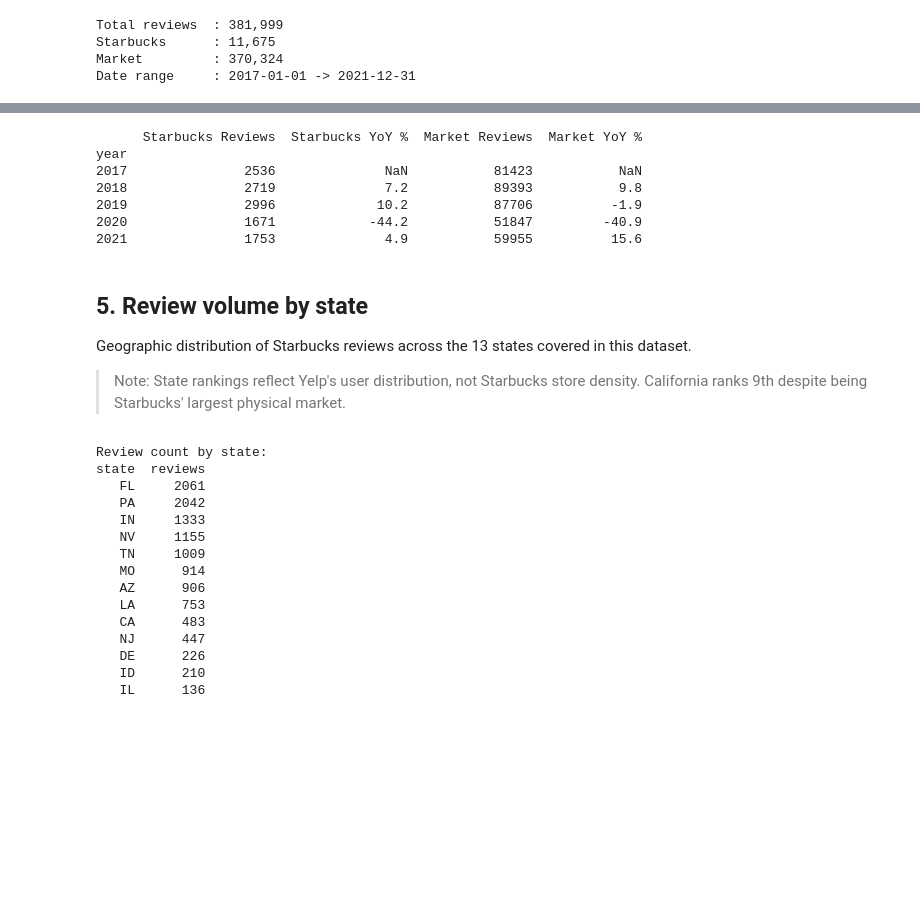
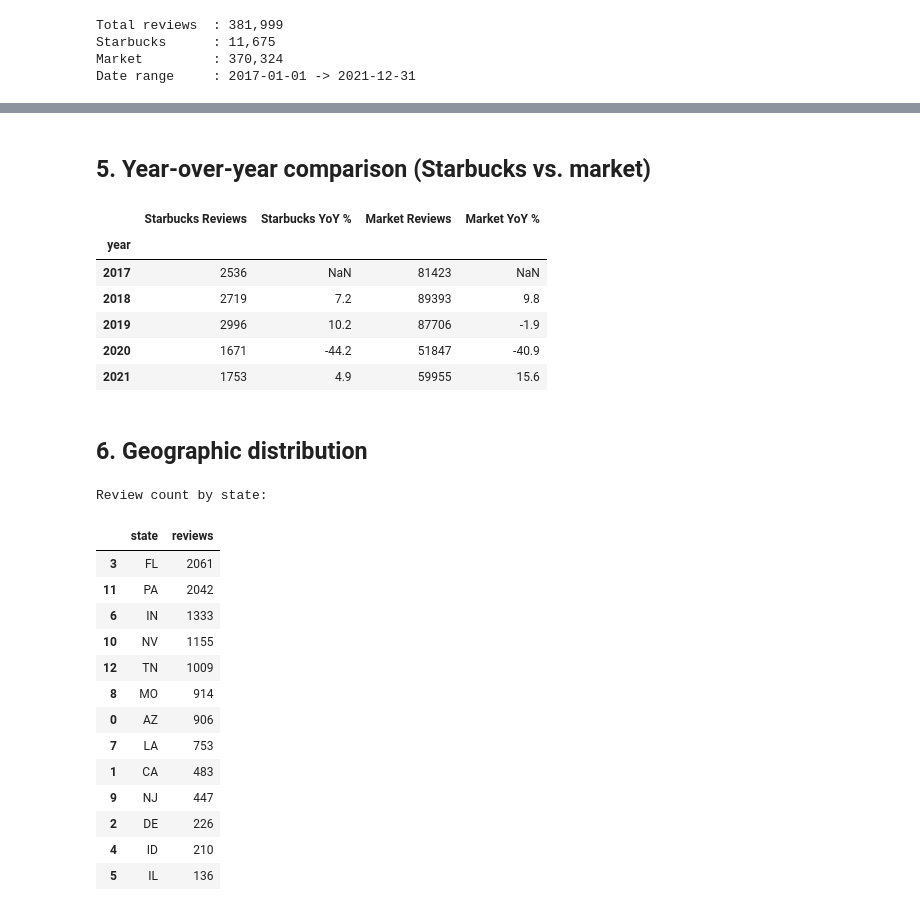
Before and after one commit to ww532/starbucks-yelp-reviews, a Jupyter notebook: notebooks/05_volume_trends.ipynb, the cells around one changed output, grey strips where cells are left out. Cells and saved outputs as stored; diff of their text form; code cells hidden in the pictures; blank space fills up the shorter version.

```diff
--- a/notebooks/05_volume_trends.ipynb
+++ b/notebooks/05_volume_trends.ipynb
@@ -154,3 +206,5 @@ Year-over-year volume change for Starbucks vs. the market. The question is wheth
+# %% [markdown]
+## 5. Year-over-year comparison (Starbucks vs. market)
 # %%
 sbux_yr_ct  = sbux.groupby("year")["review_id"].count()
 mkt_yr_ct   = market.groupby("year")["review_id"].count()
@@ -163,42 +217,38 @@ yoy = pd.DataFrame({
     "Market Reviews":   mkt_yr_ct,
     "Market YoY %":     mkt_yoy.round(1),
 })
-print(yoy.to_string())
+display(yoy)
 # %% [output]
-      Starbucks Reviews  Starbucks YoY %  Market Reviews  Market YoY %
-year
-2017               2536              NaN           81423           NaN
-2018               2719              7.2           89393           9.8
-2019               2996             10.2           87706          -1.9
-2020               1671            -44.2           51847         -40.9
-2021               1753              4.9           59955          15.6
+|  | Starbucks Reviews | Starbucks YoY % | Market Reviews | Market YoY % |
+| year |  |  |  |  |
+| 2017 | 2536 | NaN | 81423 | NaN |
+| 2018 | 2719 | 7.2 | 89393 | 9.8 |
+| 2019 | 2996 | 10.2 | 87706 | -1.9 |
+| 2020 | 1671 | -44.2 | 51847 | -40.9 |
+| 2021 | 1753 | 4.9 | 59955 | 15.6 |
-# %% [markdown]
-## 5. Review volume by state
-
-Geographic distribution of Starbucks reviews across the 13 states covered in this dataset.
-
-> Note: State rankings reflect Yelp's user distribution, not Starbucks store density. California ranks 9th despite being Starbucks' largest physical market.
+# %% [markdown]
+## 6. Geographic distribution
 # %%
 state_vol = sbux.groupby("state")["review_id"].count().reset_index()
 state_vol.columns = ["state", "reviews"]
 state_vol = state_vol.sort_values("reviews", ascending=False)
 
 print("Review count by state:")
-print(state_vol.to_string(index=False))
+display(state_vol)
 # %% [output]
 Review count by state:
-state  reviews
-   FL     2061
-   PA     2042
-   IN     1333
-   NV     1155
-   TN     1009
-   MO      914
-   AZ      906
-   LA      753
-   CA      483
-   NJ      447
-   DE      226
-   ID      210
-   IL      136
+|  | state | reviews |
+| 3 | FL | 2061 |
+| 11 | PA | 2042 |
+| 6 | IN | 1333 |
+| 10 | NV | 1155 |
+| 12 | TN | 1009 |
+| 8 | MO | 914 |
+| 0 | AZ | 906 |
+| 7 | LA | 753 |
+| 1 | CA | 483 |
+| 9 | NJ | 447 |
+| 2 | DE | 226 |
+| 4 | ID | 210 |
+| 5 | IL | 136 |
 # %%
```
Also changed, not shown: parts of 20 cells of this notebook, 32 other files.
